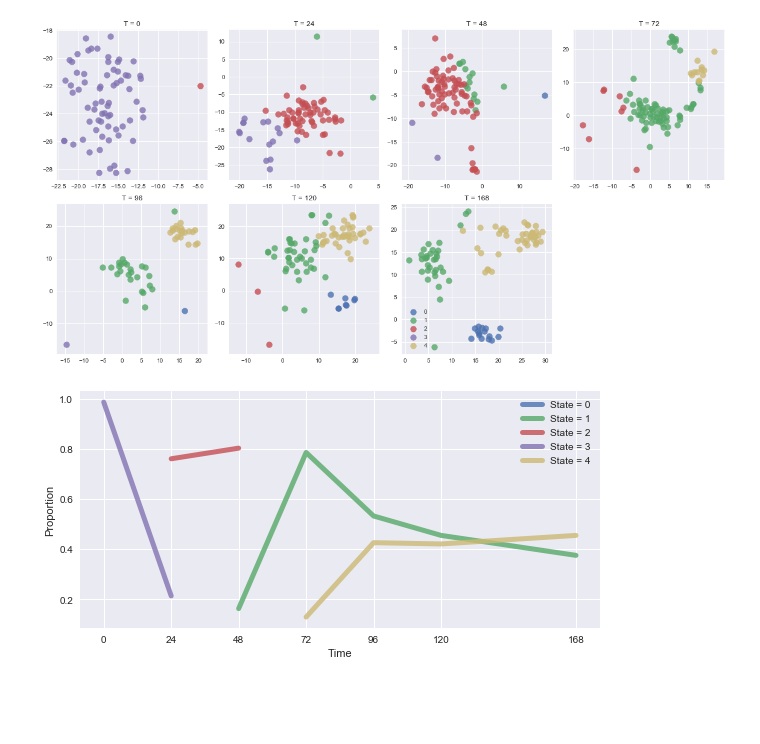
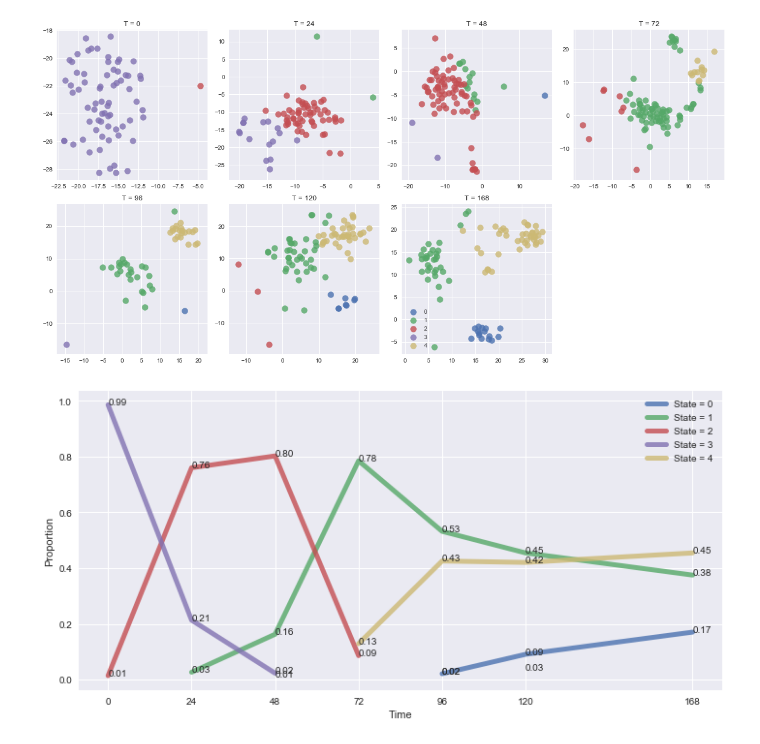
Before and after one commit to vicaws/InFoMM_Courses_ModCamp, a Jupyter notebook: Code/Neuron.ipynb, the cells around one changed output. Drawn from its saved outputs; the diff is of its cells as text; code cells hidden in the pictures; blank space fills up the shorter version.

```diff
--- a/Code/Neuron.ipynb
+++ b/Code/Neuron.ipynb
@@ -151,21 +151,25 @@ plt.tight_layout()
 # %%
 states_evl = np.array(states_freq)
 states_evl_pct = []
 
 for x in states_evl:
     states_evl_pct.append(x/x.sum())
 
 states_evl_pct = np.array(states_evl_pct)
-states_evl_pct[states_evl_pct<0.1] = np.nan
+states_evl_pct[states_evl_pct<=0] = np.nan
 
-fig = plt.figure(figsize=(8,4))
+fig = plt.figure(figsize=(10,5))
+ax = fig.add_subplot(111)
 for j in range(states_evl_pct.shape[1]):
     plt.plot(times, states_evl_pct[:,j], label='State = '+str(states[j]), linewidth=5, alpha=.8)
+    for a,b in zip(times, states_evl_pct[:,j]):
+        if not np.isnan(b):
+            ax.annotate('{:.2f}'.format(b), xy=(a,b))
 
 plt.xticks(times)
 plt.legend()
 plt.xlabel('Time')
 plt.ylabel('Proportion')
 plt.tight_layout()
 # %% [output]
-[figure, old version]
+[figure, new version]
```
